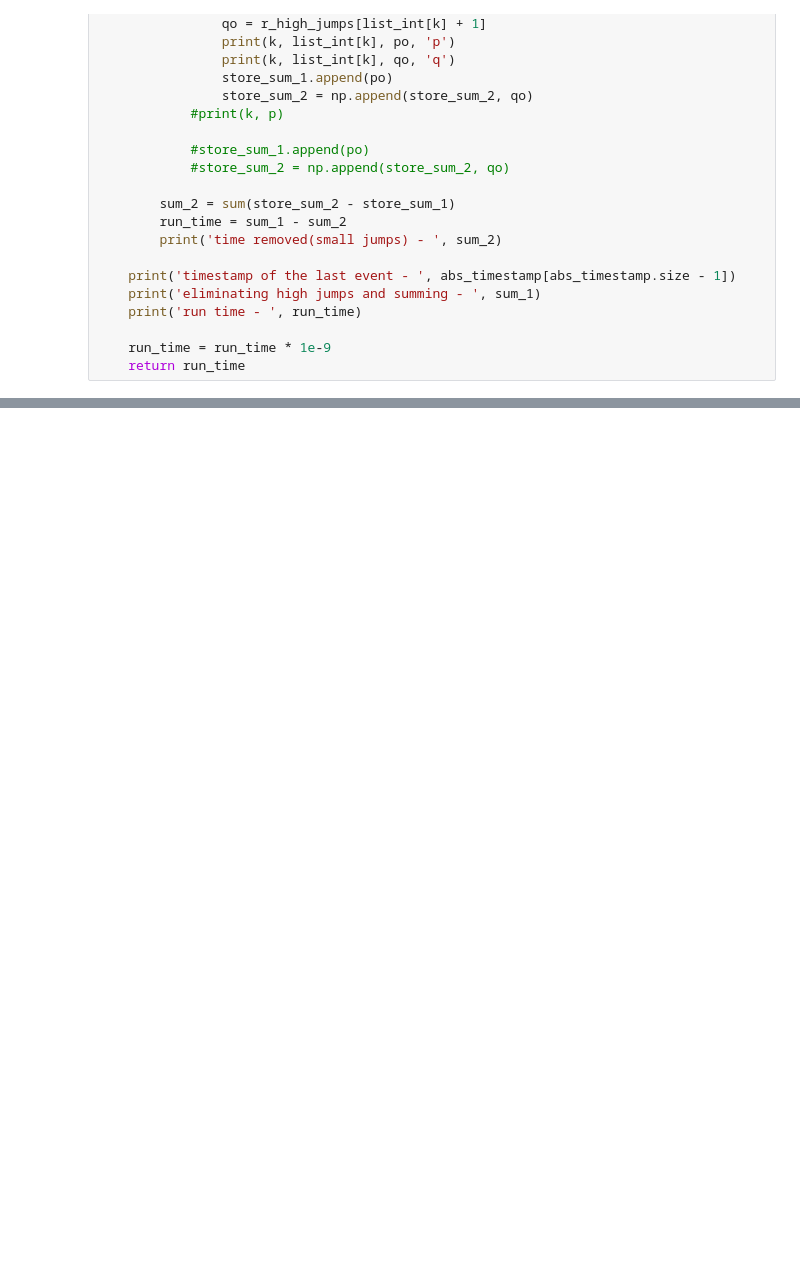
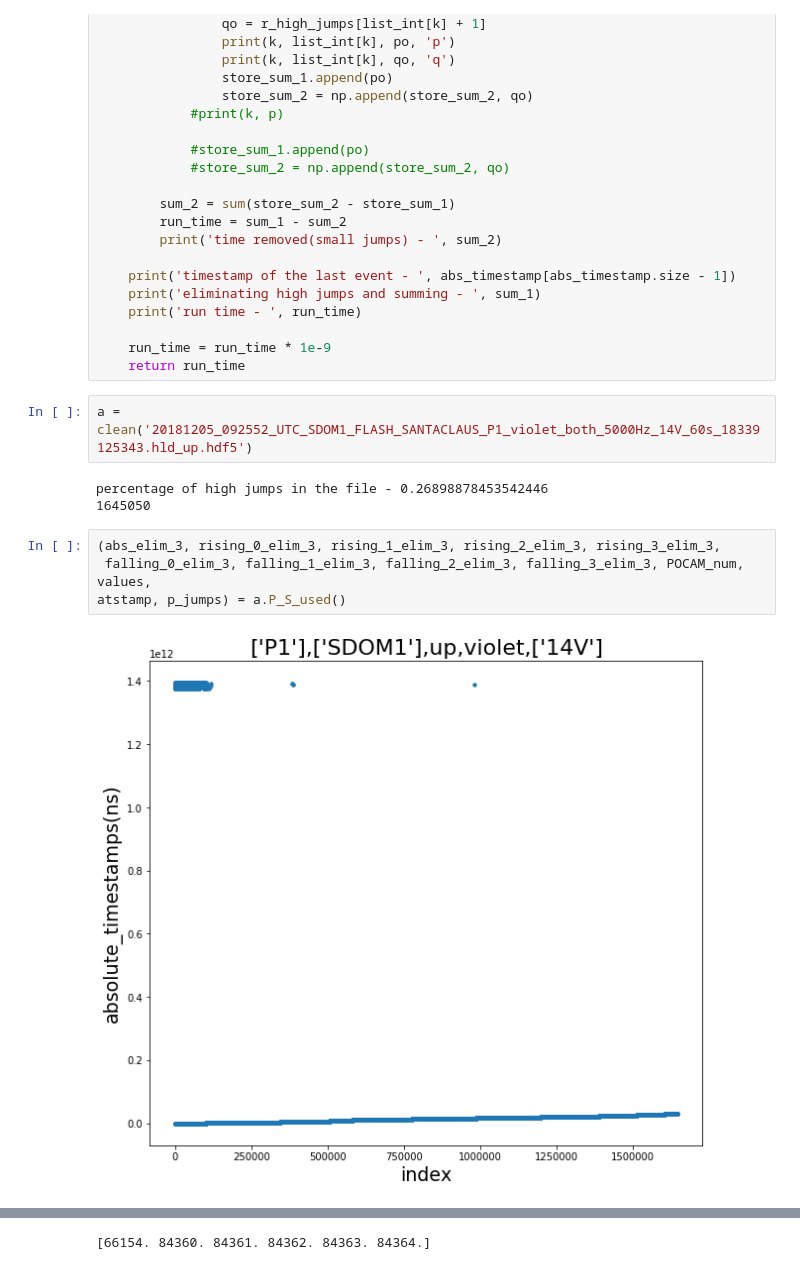
Before and after one commit to ka-til/code-share, a Jupyter notebook: STRAW code.ipynb, the cells around one changed output, grey strips where cells are left out. Saved outputs shown, nothing was run; the diff lists cells and outputs as text; blank space fills up the shorter version.

```diff
--- a/STRAW code.ipynb
+++ b/STRAW code.ipynb
@@ -522,3 +523,14 @@ def run_time(abs_timestamp, jumps):
 
     run_time = run_time * 1e-9
     return run_time
+# %%
+a = clean('20181205_092552_UTC_SDOM1_FLASH_SANTACLAUS_P1_violet_both_5000Hz_14V_60s_18339125343.hld_up.hdf5')
+# %% [output]
+percentage of high jumps in the file - 0.26898878453542446
+1645050
+# %%
+(abs_elim_3, rising_0_elim_3, rising_1_elim_3, rising_2_elim_3, rising_3_elim_3,
+ falling_0_elim_3, falling_1_elim_3, falling_2_elim_3, falling_3_elim_3, POCAM_num, values,
+atstamp, p_jumps) = a.P_S_used()
+# %% [output]
+[figure, added]
@@ -524,0 +541 @@ def run_time(abs_timestamp, jumps):
+[66154. 84360. 84361. 84362. 84363. 84364.]
```
Also changed, not shown: parts of 31 cells of this notebook.
